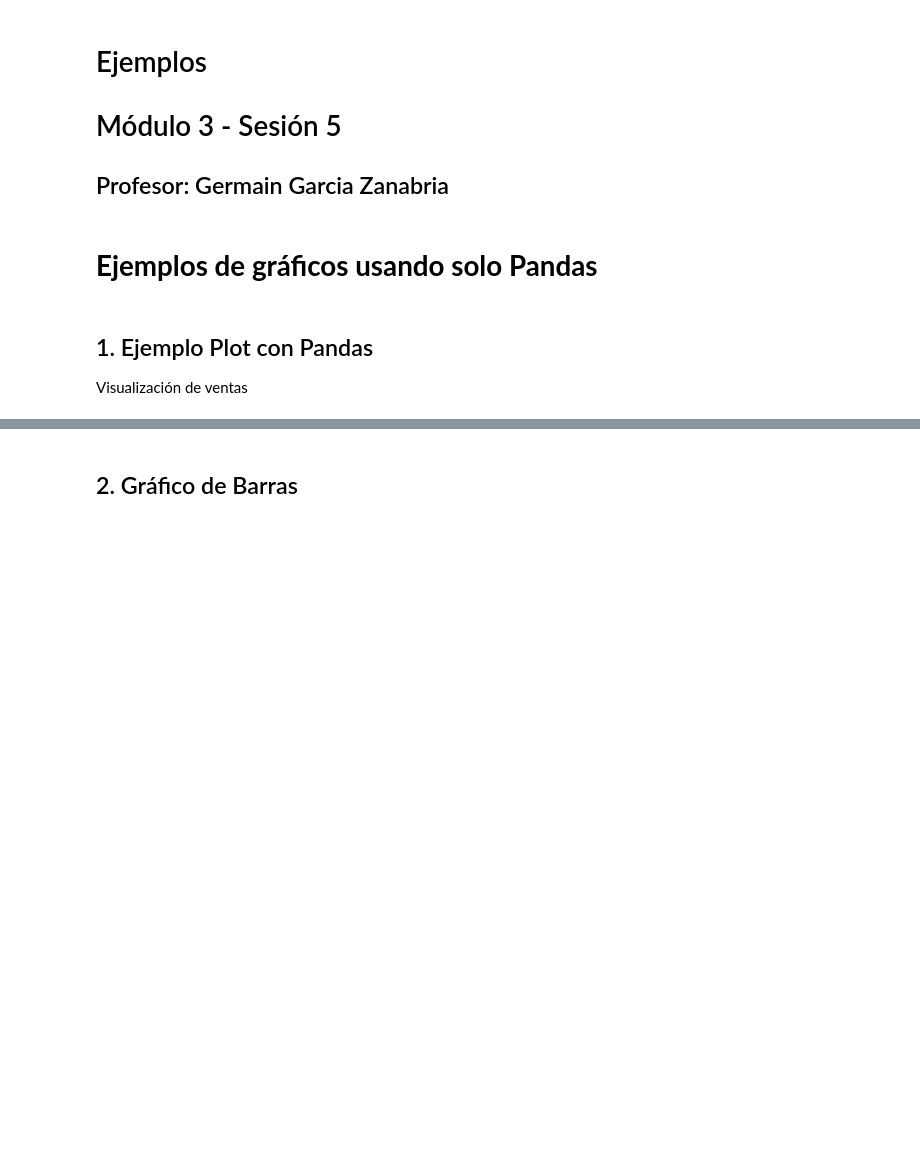
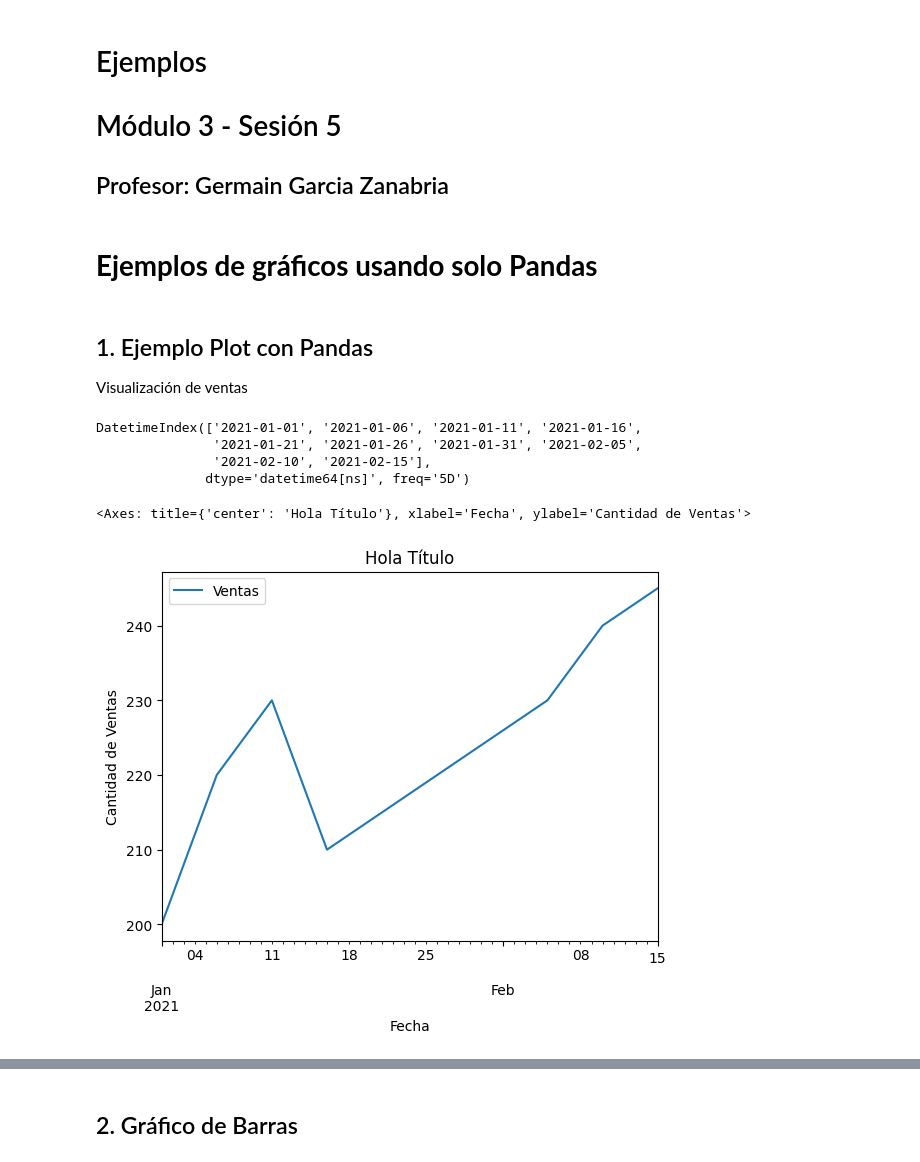
Before and after one commit to DavChing/programa-python_utec, a Jupyter notebook: Modulo3/sesi_n_5_ejemplos.ipynb, the cells around one changed output, grey strips where cells are left out. Saved outputs shown, nothing was run; the diff lists cells and outputs as text; code cells hidden in the pictures; blank space fills up the shorter version.

```diff
--- a/Modulo3/sesi_n_5_ejemplos.ipynb
+++ b/Modulo3/sesi_n_5_ejemplos.ipynb
@@ -14,17 +14,26 @@
 ## 1. Ejemplo Plot con Pandas
 
 Visualización de ventas
+# %%
+import pandas as pd
+a = pd.date_range(start='1/1/2021', periods=10, freq='5D')
+{"key":"valor"}
+print(a)
+# %% [output]
+DatetimeIndex(['2021-01-01', '2021-01-06', '2021-01-11', '2021-01-16',
+               '2021-01-21', '2021-01-26', '2021-01-31', '2021-02-05',
+               '2021-02-10', '2021-02-15'],
+              dtype='datetime64[ns]', freq='5D')
 # %%
 import pandas as pd
-
-
 data = {
     'Fecha': pd.date_range(start='1/1/2021', periods=10, freq='5D'),
     'Ventas': [200, 220, 230, 210, 215, 220, 225, 230, 240, 245]
 }
 df = pd.DataFrame(data)
-
 df.set_index('Fecha', inplace=True)
 
-# Crear un gráfico de líneas
-df.plot(title='Ventas Diarias', xlabel='Fecha', ylabel='Ventas', grid=True)
+df.plot(title='Hola Título', xlabel='Fecha', ylabel='Cantidad de Ventas', grid=False) #Por defauld sale grafico de lineas
+# %% [output]
+<Axes: title={'center': 'Hola Título'}, xlabel='Fecha', ylabel='Cantidad de Ventas'>
+[figure, added]
```
Also changed, not shown: parts of 17 cells of this notebook.
